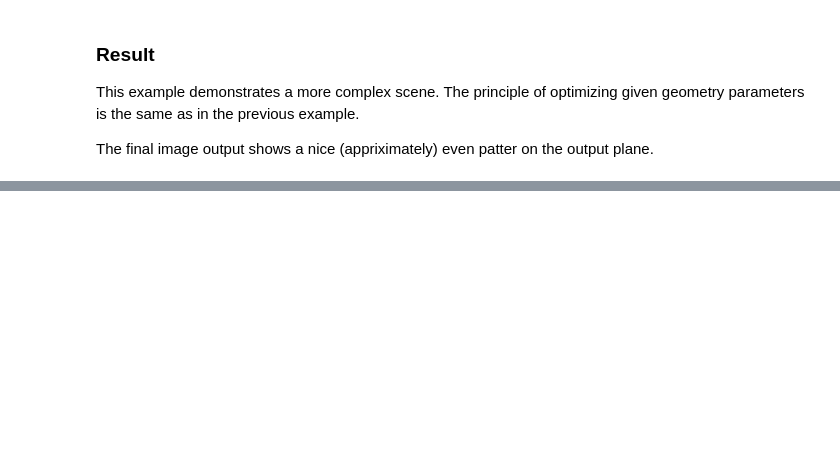
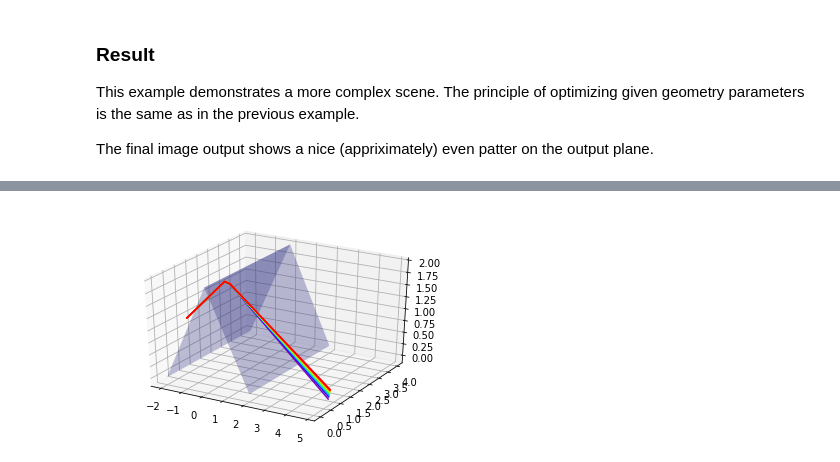
Before and after one commit to dyedgreen/labs-ray-tracing, a Jupyter notebook: demo_notebook.ipynb, the cells around one changed output, grey strips where cells are left out. Cells and saved outputs as stored; diff of their text form; code cells hidden in the pictures; blank space fills up the shorter version.

Commit message:
Prisms are now possible
(can render rays by wavelength color)

```diff
--- a/demo_notebook.ipynb
+++ b/demo_notebook.ipynb
@@ -392,0 +410,31 @@ The final image output shows a nice (appriximately) even patter on the output pl
+# %%
+# We need a scene with light rays at different frequencies
+
+scene = tr.Scene()
+
+# We will use BK7 glass
+glass = tr.materials.BK7
+
+# Build a 2D prism
+ln, lx, ly = tr.vec(-1,0,1), tr.vec(0,2,0), tr.vec(+1,0,1)
+rn, rx, ry = tr.vec(+1,0,1), tr.vec(0,2,0), tr.vec(-1,0,1)
+prism_left = tr.PlaneLens(pos=tr.vec(-2,0,0), normal=ln, width=2*lx, height=2*ly, n=glass)
+prism_right = tr.PlaneLens(pos=tr.vec(2,0,0), normal=rn, width=2*rx, height=2*ry, n=1.3)
+
+scene.add(prism_left, prism_right)
+# %%
+# Now we want to add a range of rays
+scene = scene.reset()
+for i in range(0, 10):
+    wavelen=400e-9 + i * 300e-9 / 9
+    scene.add(tr.Ray(
+        origin=tr.pos(-2,1,1),
+        k=tr.vec(1,0,.47),
+        frequency=tr.materials.c/wavelen
+    ))
+scene.trace()
+# %%
+tr.graphics.render_3d(scene, labels=None, extend=5, chromatic=True)
+plt.show()
+# %% [output]
+[figure, added]
```
Also changed, not shown: parts of 9 cells of this notebook, 2 other files.
